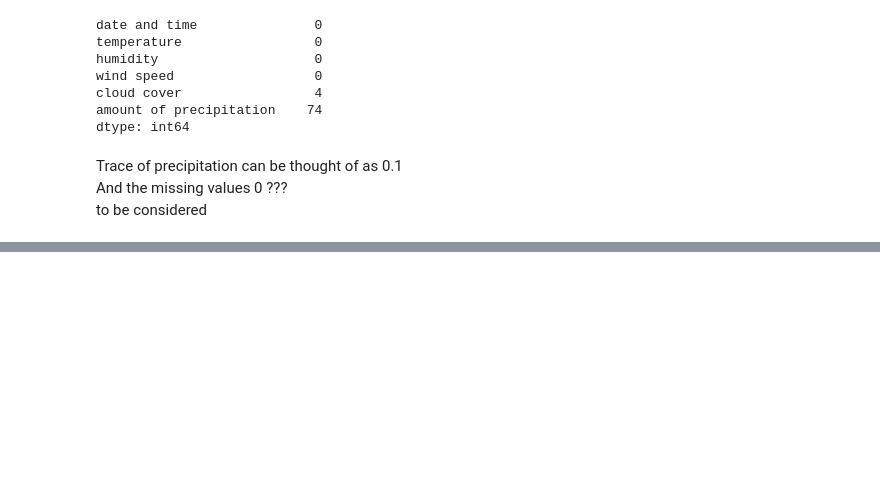
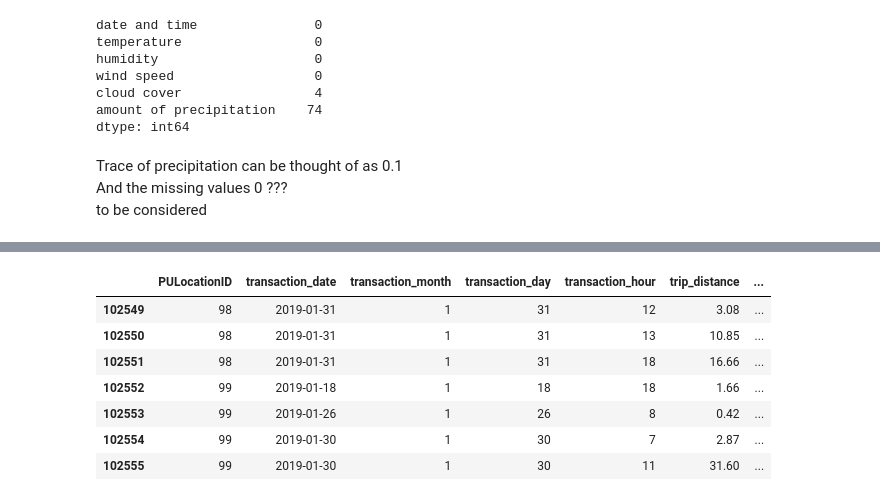
Before and after one commit to getpeped/Projects, a Jupyter notebook: yellow_taxi_trip_records/module3.ipynb, the cells around one changed output, grey strips where cells are left out. Saved outputs shown, nothing was run; the diff lists cells and outputs as text; code cells hidden in the pictures; blank space fills up the shorter version.

```diff
--- a/yellow_taxi_trip_records/module3.ipynb
+++ b/yellow_taxi_trip_records/module3.ipynb
@@ -303,4 +312,4 @@ nyc_weather['amount of precipitation'] = nyc_weather['amount of precipitation']
 # nyc_weather['amount of precipitation'].fillna(method='bfill', inplace=True)
 
 # option 3
-nyc_weather['amount of precipitation'].interpolate(inplace=True)
+nyc_weather['amount of precipitation'] = nyc_weather['amount of precipitation'].interpolate()
@@ -314,10 +315,0 @@ For example, when doing 'df[col].method(value, inplace=True)', try using 'df.met
-# %%
-nyc_weather['cloud cover'] = nyc_weather['cloud cover'].replace('100%.', 1)
-nyc_weather['cloud cover'] = nyc_weather['cloud cover'].replace('no clouds', 0)
-nyc_weather['cloud cover'] = nyc_weather['cloud cover'].replace('70 – 80%.', 0.8)
-nyc_weather['cloud cover'] = nyc_weather['cloud cover'].replace('20–30%.', 0.3)
-nyc_weather['cloud cover'] = nyc_weather['cloud cover'].replace('50%.', 0.5)
-nyc_weather['cloud cover'] = nyc_weather['cloud cover'].replace('Sky obscured by fog and/or other meteorological phenomena.', 1)
-nyc_weather['cloud cover'] = nyc_weather['cloud cover'].astype(float)
-
-nyc_weather['cloud cover'].interpolate(inplace=True)
@@ -326,2 +316,18 @@ ValueError: could not convert string to float: '??'
+# %%
+mapping = {
+    '100%.': 1.0,
+    'no clouds': 0.0,
+    '70 – 80%.': 0.7,
+    '20–30%.': 0.2,
+    '50%.': 0.5,
+    '??': pd.NA,
+    'weird_value1': pd.NA,
+    'undefined': pd.NA,
+    'broken_data': pd.NA
+}
+
+nyc_weather['cloud cover'] = nyc_weather['cloud cover'].replace(mapping)
+nyc_weather['cloud cover'] = pd.to_numeric(nyc_weather['cloud cover'], errors='coerce')
+nyc_weather['cloud cover'] = nyc_weather['cloud cover'].interpolate()
 # %%
 nyc_weather.head()
@@ -339,9 +359,10 @@ data_with_new_features.head(1)
 # %%
-data_with_new_features = data_with_new_features.merge(nyc_weather,
-left_on=['transaction_month','transaction_day','transaction_hour'],
-right_on=['month','day','hour'],
-how='left')
+data_with_new_features = (data_with_new_features.merge(nyc_weather,
+    left_on=['transaction_month','transaction_day','transaction_hour'],
+    right_on=['month','day','hour'],
+    how='left')
+    )
 data_with_new_features = data_with_new_features.drop(columns=['date and time', 'month','day','hour'])
 
 print(data_with_new_features.shape)
-data_with_new_features.head(2)
+data_with_new_features.head()
@@ -350,3 +398,12 @@ data_with_new_features.isna().sum()
 # %%
 data_with_new_features.head()
-# data_with_new_features.tail()
+data_with_new_features.tail(7)
+# %% [output]
+|  | PULocationID | transaction_date | transaction_month | transaction_day | transaction_hour | trip_distance | ... |
+| 102549 | 98 | 2019-01-31 | 1 | 31 | 12 | 3.08 | ... |
+| 102550 | 98 | 2019-01-31 | 1 | 31 | 13 | 10.85 | ... |
+| 102551 | 98 | 2019-01-31 | 1 | 31 | 18 | 16.66 | ... |
+| 102552 | 99 | 2019-01-18 | 1 | 18 | 18 | 1.66 | ... |
+| 102553 | 99 | 2019-01-26 | 1 | 26 | 8 | 0.42 | ... |
+| 102554 | 99 | 2019-01-30 | 1 | 30 | 7 | 2.87 | ... |
+| 102555 | 99 | 2019-01-30 | 1 | 30 | 11 | 31.60 | ... |
```
Also changed, not shown: parts of 16 cells of this notebook.
